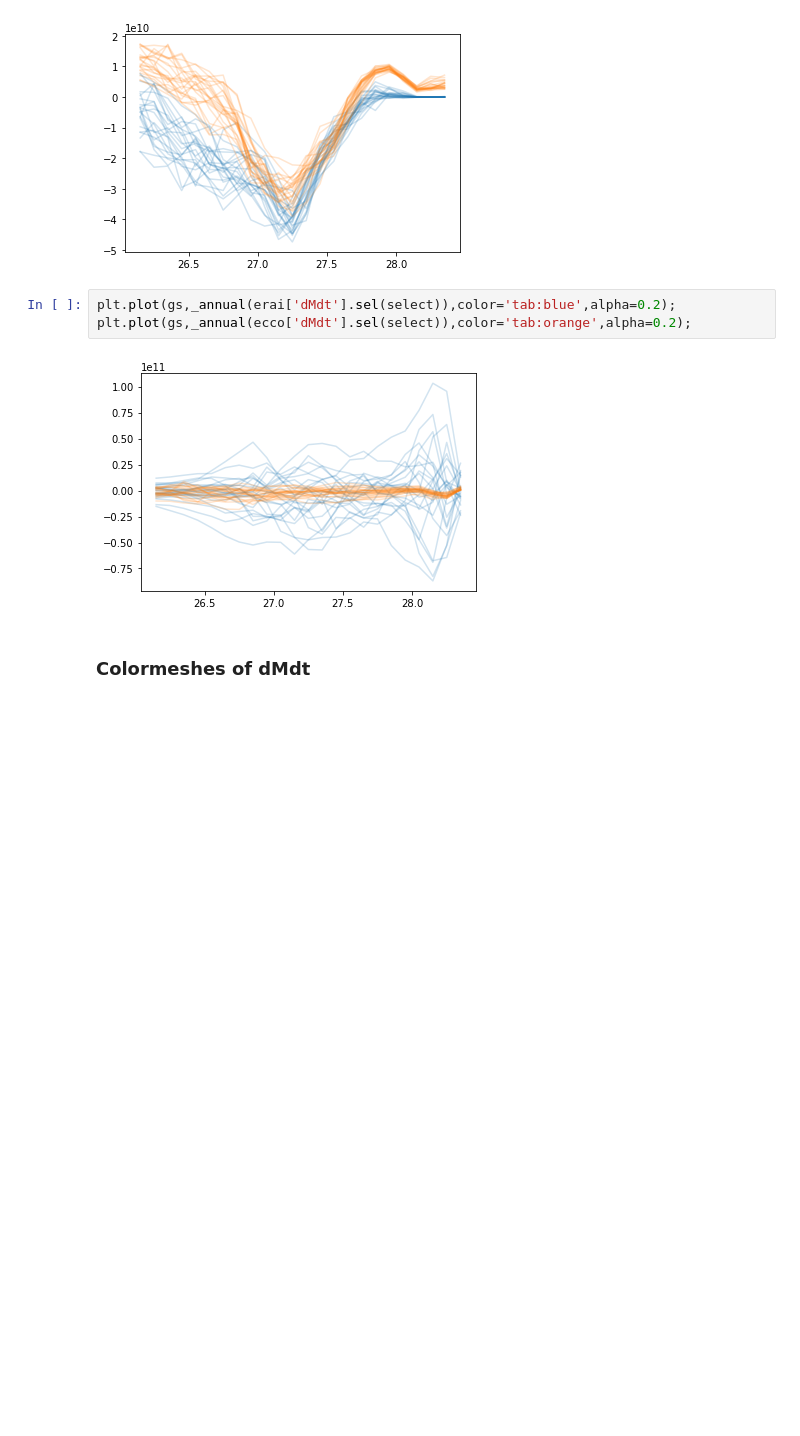
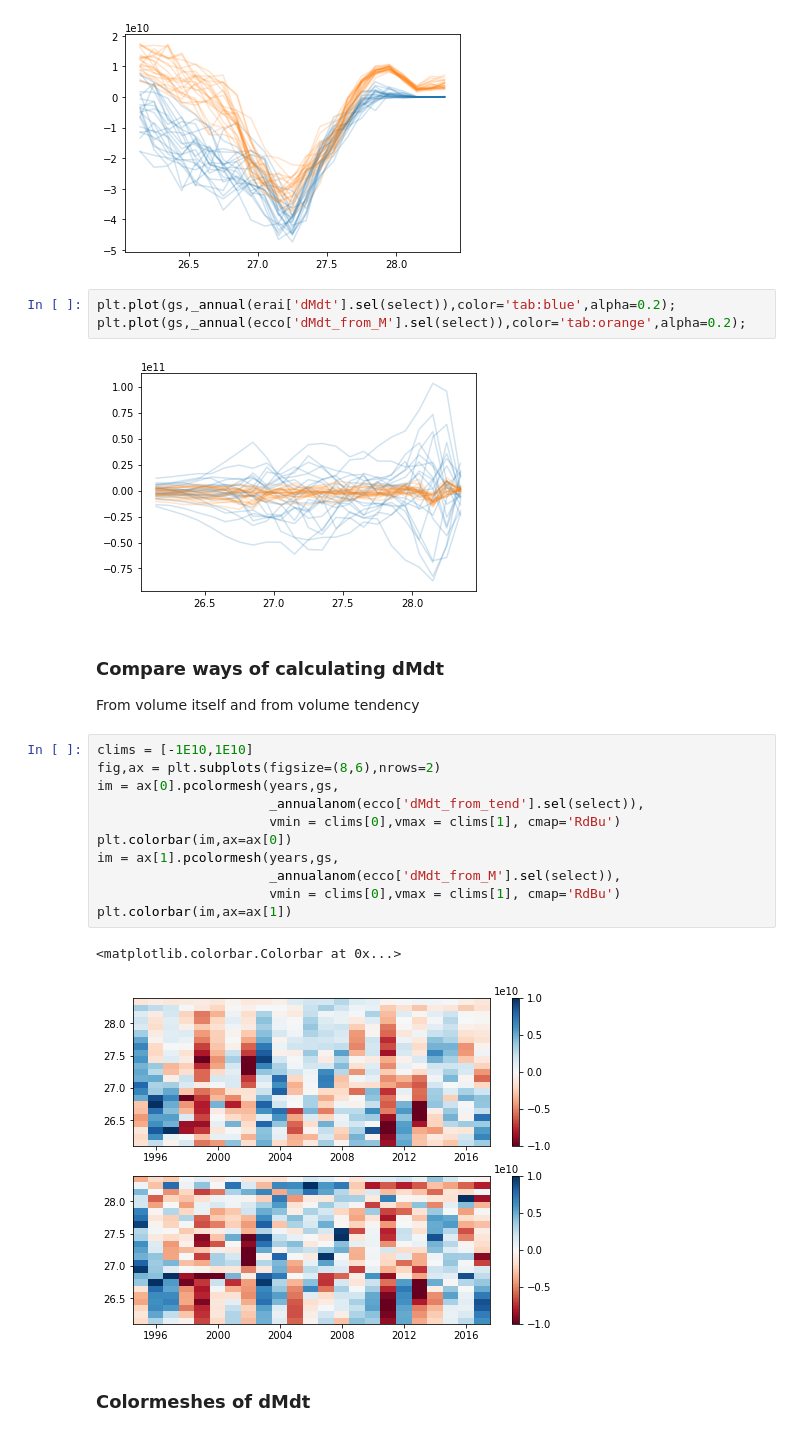
Before and after one commit to gmacgilchrist/so_decadal_variability, a Jupyter notebook: notebooks/dev_wmt-comparisons.ipynb, the cells around one changed output. Cells and saved outputs as stored; diff of their text form; blank space fills up the shorter version.

```diff
--- a/notebooks/dev_wmt-comparisons.ipynb
+++ b/notebooks/dev_wmt-comparisons.ipynb
@@ -70,9 +72,26 @@ plt.plot(gs,_annual(ecco['G'].sel(select)),color='tab:orange',alpha=0.2);
 [figure]
 # %%
 plt.plot(gs,_annual(erai['dMdt'].sel(select)),color='tab:blue',alpha=0.2);
-plt.plot(gs,_annual(ecco['dMdt'].sel(select)),color='tab:orange',alpha=0.2);
+plt.plot(gs,_annual(ecco['dMdt_from_M'].sel(select)),color='tab:orange',alpha=0.2);
 # %% [output]
-[figure, old version]
+[figure, new version]
+# %% [markdown]
+### Compare ways of calculating dMdt
+From volume itself and from volume tendency
+# %%
+clims = [-1E10,1E10]
+fig,ax = plt.subplots(figsize=(8,6),nrows=2)
+im = ax[0].pcolormesh(years,gs,
+                      _annualanom(ecco['dMdt_from_tend'].sel(select)),
+                      vmin = clims[0],vmax = clims[1], cmap='RdBu')
+plt.colorbar(im,ax=ax[0])
+im = ax[1].pcolormesh(years,gs,
+                      _annualanom(ecco['dMdt_from_M'].sel(select)),
+                      vmin = clims[0],vmax = clims[1], cmap='RdBu')
+plt.colorbar(im,ax=ax[1])
+# %% [output]
+<matplotlib.colorbar.Colorbar at 0x...>
+[figure, added]
 # %% [markdown]
 ### Colormeshes of dMdt
 # %%
```
Also changed, not shown: parts of 5 cells of this notebook.
